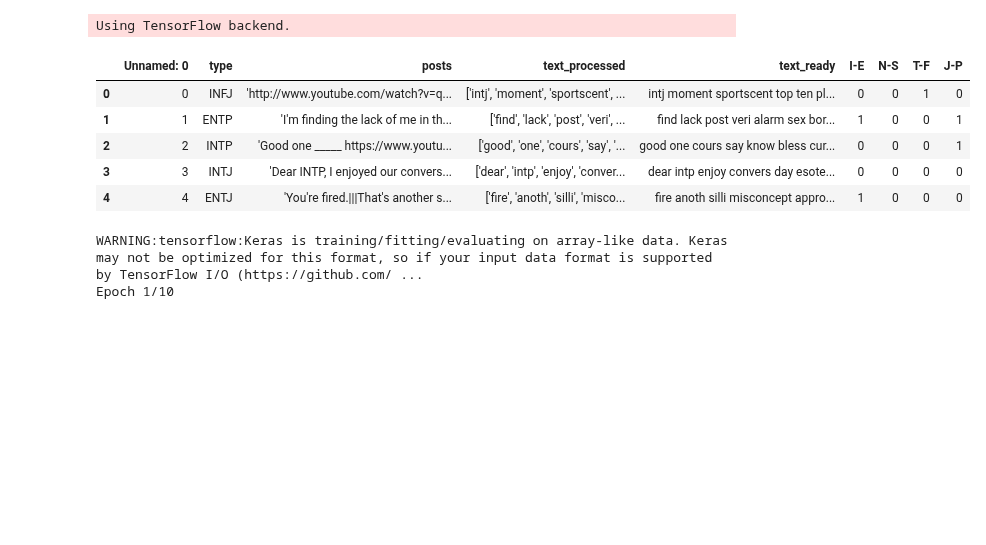
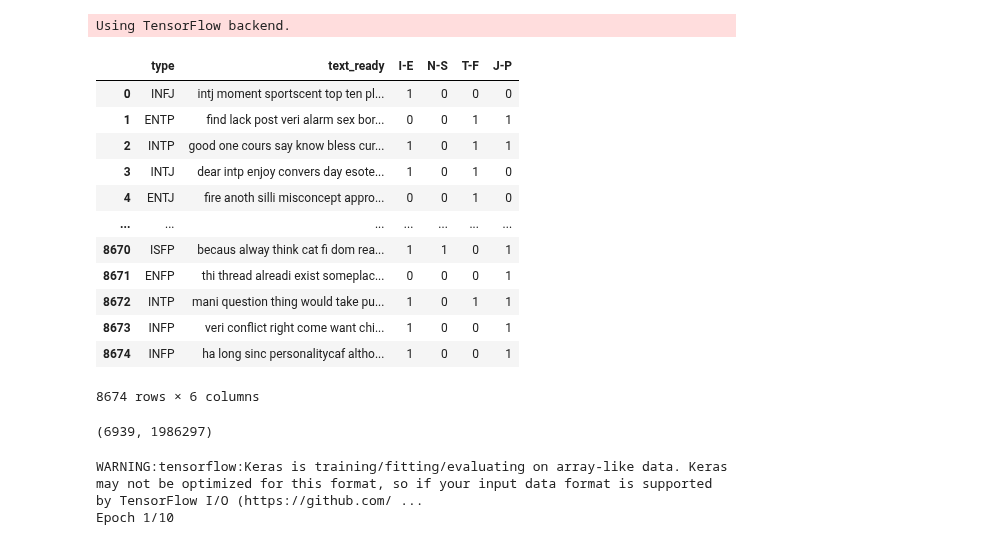
Before and after one commit to ta-data-bcn/Project-Week-8-Final-Project, a Jupyter notebook: your-project/code/Code 3 - Splitting Targets | NLP Analysis 2.ipynb, the cells around one changed output. Cells and saved outputs as stored; diff of their text form; code cells hidden in the pictures; blank space fills up the shorter version.

Commit message:
cleaned up and created rl dataframe

```diff
--- a/your-project/code/Code 3 - Splitting Targets | NLP Analysis 2.ipynb
+++ b/your-project/code/Code 3 - Splitting Targets | NLP Analysis 2.ipynb
@@ -103,7 +103,7 @@ Name: I-E, dtype: int64
 from sklearn.neighbors import KNeighborsClassifier
 
 
-for x in range(1, 16, 2):
+for x in range(1, 26, 2):
     x_train, x_test, y_train, y_test = train_test_split(reduced, y_IE, test_size=0.2)
     knn = KNeighborsClassifier(n_neighbors = x)
     clf = knn.fit(x_train, y_train)
@@ -135,0 +136,13 @@ Confusion Matrix for KNeighbors:
+# %%
+from sklearn.neighbors import KNeighborsClassifier
+
+
+for x in range(1, 26, 2):
+    x_train, x_test, y_train, y_test = train_test_split(scaled, y_IE, test_size=0.2)
+    knn = KNeighborsClassifier(n_neighbors = x)
+    clf = knn.fit(x_train, y_train)
+    predknn = clf.predict(x_test)
+    print("I-E Accuracy for ", x, " neigbours.")
+    print('Label I-E test score is :',accuracy_score(y_test, predknn))
+    print("Confusion Matrix for KNeighbors:")
+    print(confusion_matrix(y_test, predknn))
@@ -135,0 +167,18 @@ Confusion Matrix for KNeighbors:
+# %%
+from sklearn.ensemble import RandomForestClassifier
+
+
+for x in range(1, 16):
+    rfn = RandomForestClassifier(max_depth= x, random_state=0)
+
+    # NS
+    x_train, x_test, y_train, y_test = train_test_split(reduced, y_NS, test_size=0.2)
+    rfn.fit(x_train, y_train)
+#    ieb_train = knn.score(x_train,y_train)
+#    ieb_test = knn.score (x_train,y_train)
+    predrfn = rfn.predict(x_test)
+    print("I-E Accuracy for ", x, " max_depth.")
+#    print('Label I-E train score is :',ieb_train)
+    print(confusion_matrix(y_test,predrfn))
+    print("Score:",round(accuracy_score(y_test,predrfn)*100,2))
+    #print("Score:",round(accuracy_score(predknn, y_test)*100,2))
@@ -141,7 +208,7 @@ for x in range(1, 16):
     rfn = RandomForestClassifier(max_depth= x, random_state=0)
 
     # NS
-    x_train, x_test, y_train, y_test = train_test_split(reduced, y_NS, test_size=0.2, random_state=10)
+    x_train, x_test, y_train, y_test = train_test_split(scaled, y_NS, test_size=0.2, random_state=10)
     rfn.fit(x_train, y_train)
 #    ieb_train = knn.score(x_train,y_train)
 #    ieb_test = knn.score (x_train,y_train)
@@ -553,25 +821,32 @@ from sklearn.model_selection import train_test_split, cross_val_score
 # %% [output]
 Using TensorFlow backend.
 # %%
-data_neural = data.copy()
+data_neural = data2.copy()
 
 data_neural['I-E'] = data_neural['I-E'].astype('category')
 data_neural['N-S'] = data_neural['N-S'].astype('category')
 data_neural['T-F'] = data_neural['T-F'].astype('category')
 data_neural['J-P'] = data_neural['J-P'].astype('category')
 
 cat_columns = data_neural.select_dtypes(['category']).columns
 
 data_neural[cat_columns] = data_neural[cat_columns].apply(lambda x: x.cat.codes)
 
 data_neural
 # %% [output]
-|  | Unnamed: 0 | type | posts | text_processed | text_ready | I-E | N-S | T-F | J-P |
-| 0 | 0 | INFJ | 'http://www.youtube.com/watch?v=q... | ['intj', 'moment', 'sportscent', ... | intj moment sportscent top ten pl... | 0 | 0 | 1 | 0 |
-| 1 | 1 | ENTP | 'I'm finding the lack of me in th... | ['find', 'lack', 'post', 'veri', ... | find lack post veri alarm sex bor... | 1 | 0 | 0 | 1 |
-| 2 | 2 | INTP | 'Good one _____ https://www.youtu... | ['good', 'one', 'cours', 'say', '... | good one cours say know bless cur... | 0 | 0 | 0 | 1 |
-| 3 | 3 | INTJ | 'Dear INTP, I enjoyed our convers... | ['dear', 'intp', 'enjoy', 'conver... | dear intp enjoy convers day esote... | 0 | 0 | 0 | 0 |
-| 4 | 4 | ENTJ | 'You're fired.|||That's another s... | ['fire', 'anoth', 'silli', 'misco... | fire anoth silli misconcept appro... | 1 | 0 | 0 | 0 |
+|  | type | text_ready | I-E | N-S | T-F | J-P |
+| 0 | INFJ | intj moment sportscent top ten pl... | 1 | 0 | 0 | 0 |
+| 1 | ENTP | find lack post veri alarm sex bor... | 0 | 0 | 1 | 1 |
+| 2 | INTP | good one cours say know bless cur... | 1 | 0 | 1 | 1 |
+| 3 | INTJ | dear intp enjoy convers day esote... | 1 | 0 | 1 | 0 |
+| 4 | ENTJ | fire anoth silli misconcept appro... | 0 | 0 | 1 | 0 |
+| ... | ... | ... | ... | ... | ... | ... |
+| 8670 | ISFP | becaus alway think cat fi dom rea... | 1 | 1 | 0 | 1 |
+| 8671 | ENFP | thi thread alreadi exist someplac... | 0 | 0 | 0 | 1 |
+| 8672 | INTP | mani question thing would take pu... | 1 | 0 | 1 | 1 |
+| 8673 | INFP | veri conflict right come want chi... | 1 | 0 | 0 | 1 |
+| 8674 | INFP | ha long sinc personalitycaf altho... | 1 | 0 | 0 | 1 |
+8674 rows × 6 columns
 # %%
 
 x = data_neural['text_ready']
@@ -601,6 +876,10 @@ model.compile(optimizer = 'adam', loss = 'categorical_crossentropy', metrics = [
 # val_loss, val_acc = model.evaluate(X_test, y_test, verbose=0)
 # print(f'Test loss: {val_loss}')
 # print(f'Test accuracy: {val_acc}')
+# %%
+X_train.shape
+# %% [output]
+(6939, 1986297)
 # %%
 
 
```
Also changed, not shown: parts of 9 cells of this notebook, 5 other files.
